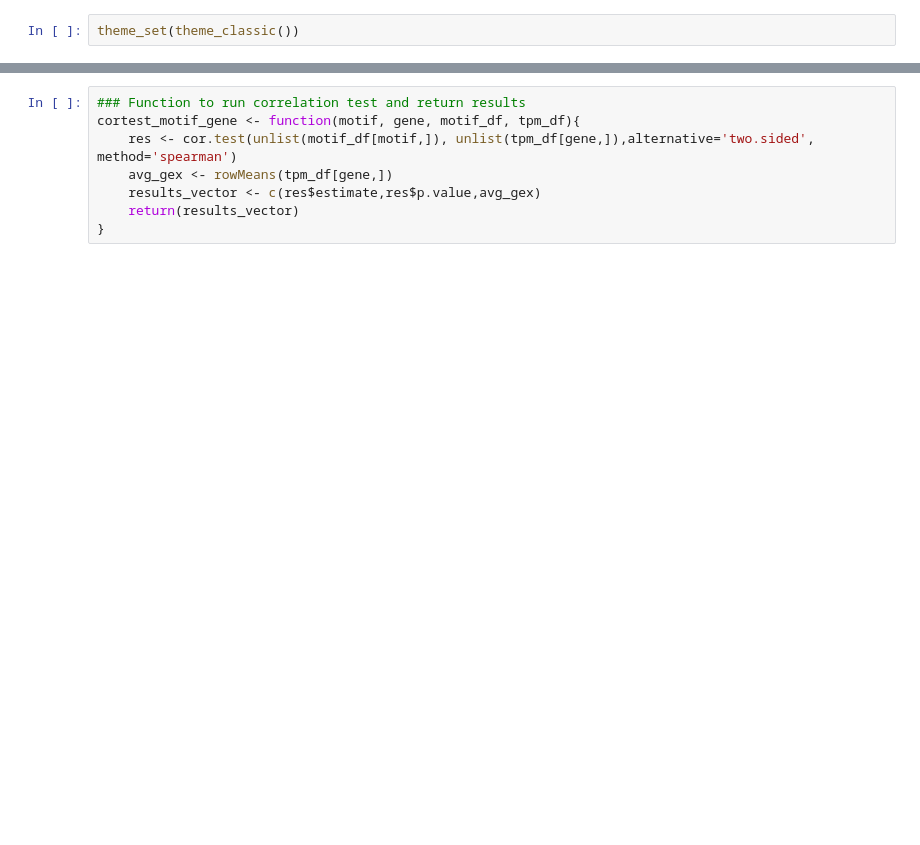
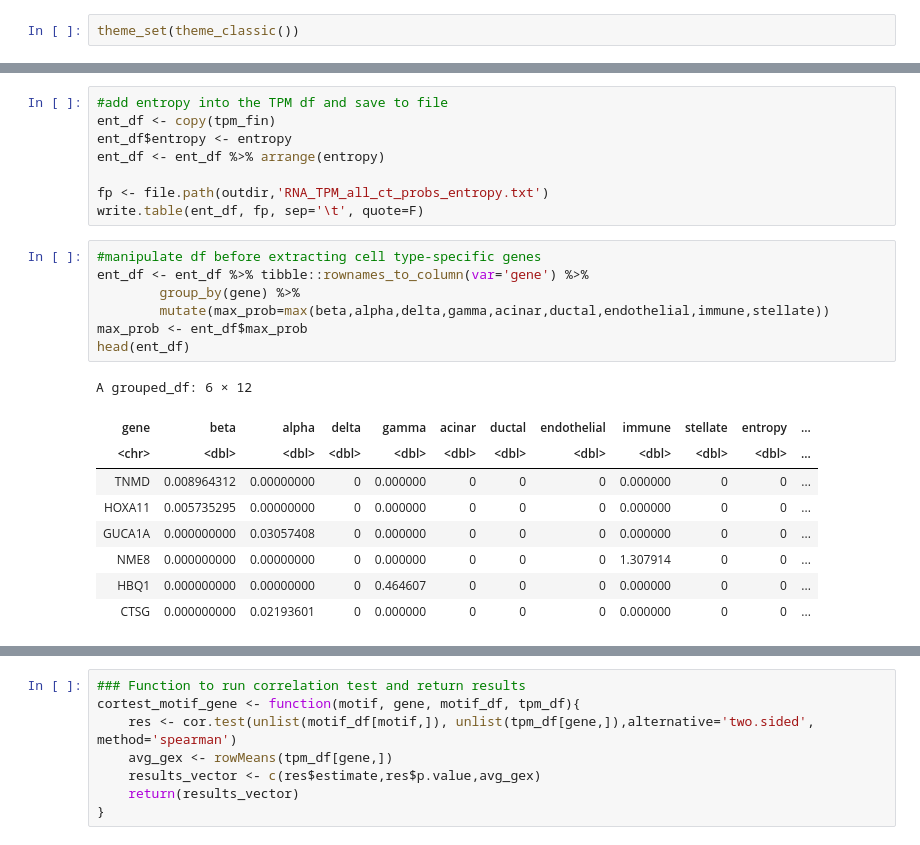
Before and after one commit to Gaulton-Lab/non-diabetic-islet-multiomics, a Jupyter notebook: code/1a_Process_and_merge_10x_multiome/5_find_cell_type_specific_comps.ipynb, the cells around one changed output, grey strips where cells are left out. Drawn from its saved outputs; the diff is of its cells as text; blank space fills up the shorter version.

```diff
--- a/code/1a_Process_and_merge_10x_multiome/5_find_cell_type_specific_comps.ipynb
+++ b/code/1a_Process_and_merge_10x_multiome/5_find_cell_type_specific_comps.ipynb
@@ -78,0 +127,25 @@ A data.frame: 6 × 4
+# %%
+#add entropy into the TPM df and save to file
+ent_df <- copy(tpm_fin)
+ent_df$entropy <- entropy
+ent_df <- ent_df %>% arrange(entropy)
+
+fp <- file.path(outdir,'RNA_TPM_all_ct_probs_entropy.txt')
+write.table(ent_df, fp, sep='\t', quote=F)
+# %%
+#manipulate df before extracting cell type-specific genes
+ent_df <- ent_df %>% tibble::rownames_to_column(var='gene') %>%
+        group_by(gene) %>%
+        mutate(max_prob=max(beta,alpha,delta,gamma,acinar,ductal,endothelial,immune,stellate))
+max_prob <- ent_df$max_prob
+head(ent_df)
+# %% [output]
+A grouped_df: 6 × 12
+| gene | beta | alpha | delta | gamma | acinar | ductal | endothelial | immune | stellate | entropy | ... |
+| <chr> | <dbl> | <dbl> | <dbl> | <dbl> | <dbl> | <dbl> | <dbl> | <dbl> | <dbl> | <dbl> | ... |
+| TNMD | 0.008964312 | 0.00000000 | 0 | 0.000000 | 0 | 0 | 0 | 0.000000 | 0 | 0 | ... |
+| HOXA11 | 0.005735295 | 0.00000000 | 0 | 0.000000 | 0 | 0 | 0 | 0.000000 | 0 | 0 | ... |
+| GUCA1A | 0.000000000 | 0.03057408 | 0 | 0.000000 | 0 | 0 | 0 | 0.000000 | 0 | 0 | ... |
+| NME8 | 0.000000000 | 0.00000000 | 0 | 0.000000 | 0 | 0 | 0 | 1.307914 | 0 | 0 | ... |
+| HBQ1 | 0.000000000 | 0.00000000 | 0 | 0.464607 | 0 | 0 | 0 | 0.000000 | 0 | 0 | ... |
+| CTSG | 0.000000000 | 0.02193601 | 0 | 0.000000 | 0 | 0 | 0 | 0.000000 | 0 | 0 | ... |
```
Also changed, not shown: parts of 43 cells of this notebook, 1 other file.
